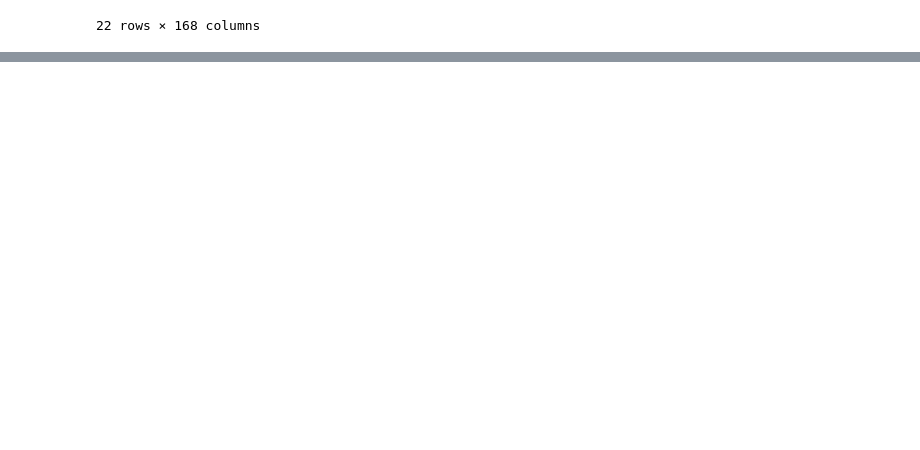
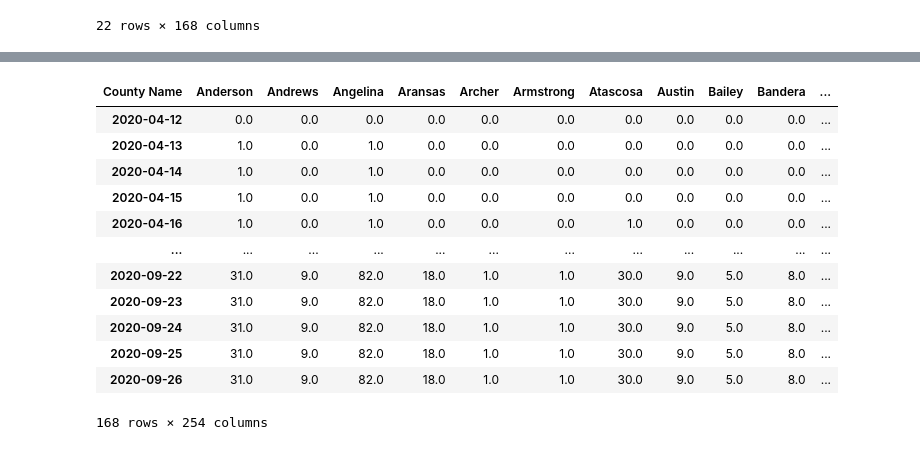
Before and after one commit to Data-Analytics-2020/Hypothesis-1, a Jupyter notebook: hype1.ipynb, the cells around one changed output, grey strips where cells are left out. Cells and saved outputs as stored; diff of their text form; code cells hidden in the pictures; blank space fills up the shorter version.

```diff
--- a/hype1.ipynb
+++ b/hype1.ipynb
@@ -264,3 +191,0 @@ TSA1
-# %%
-df = df.T
-df
@@ -291,0 +300,18 @@ ax.legend()
+# %%
+dft = df.T
+dft = dft.truncate(before='2020-04-12')
+dft
+# %% [output]
+| County Name | Anderson | Andrews | Angelina | Aransas | Archer | Armstrong | Atascosa | Austin | Bailey | Bandera | ... |
+| 2020-04-12 | 0.0 | 0.0 | 0.0 | 0.0 | 0.0 | 0.0 | 0.0 | 0.0 | 0.0 | 0.0 | ... |
+| 2020-04-13 | 1.0 | 0.0 | 1.0 | 0.0 | 0.0 | 0.0 | 0.0 | 0.0 | 0.0 | 0.0 | ... |
+| 2020-04-14 | 1.0 | 0.0 | 1.0 | 0.0 | 0.0 | 0.0 | 0.0 | 0.0 | 0.0 | 0.0 | ... |
+| 2020-04-15 | 1.0 | 0.0 | 1.0 | 0.0 | 0.0 | 0.0 | 0.0 | 0.0 | 0.0 | 0.0 | ... |
+| 2020-04-16 | 1.0 | 0.0 | 1.0 | 0.0 | 0.0 | 0.0 | 1.0 | 0.0 | 0.0 | 0.0 | ... |
+| ... | ... | ... | ... | ... | ... | ... | ... | ... | ... | ... | ... |
+| 2020-09-22 | 31.0 | 9.0 | 82.0 | 18.0 | 1.0 | 1.0 | 30.0 | 9.0 | 5.0 | 8.0 | ... |
+| 2020-09-23 | 31.0 | 9.0 | 82.0 | 18.0 | 1.0 | 1.0 | 30.0 | 9.0 | 5.0 | 8.0 | ... |
+| 2020-09-24 | 31.0 | 9.0 | 82.0 | 18.0 | 1.0 | 1.0 | 30.0 | 9.0 | 5.0 | 8.0 | ... |
+| 2020-09-25 | 31.0 | 9.0 | 82.0 | 18.0 | 1.0 | 1.0 | 30.0 | 9.0 | 5.0 | 8.0 | ... |
+| 2020-09-26 | 31.0 | 9.0 | 82.0 | 18.0 | 1.0 | 1.0 | 30.0 | 9.0 | 5.0 | 8.0 | ... |
+168 rows × 254 columns
```
Also changed, not shown: parts of 15 cells of this notebook, 2 other files.
